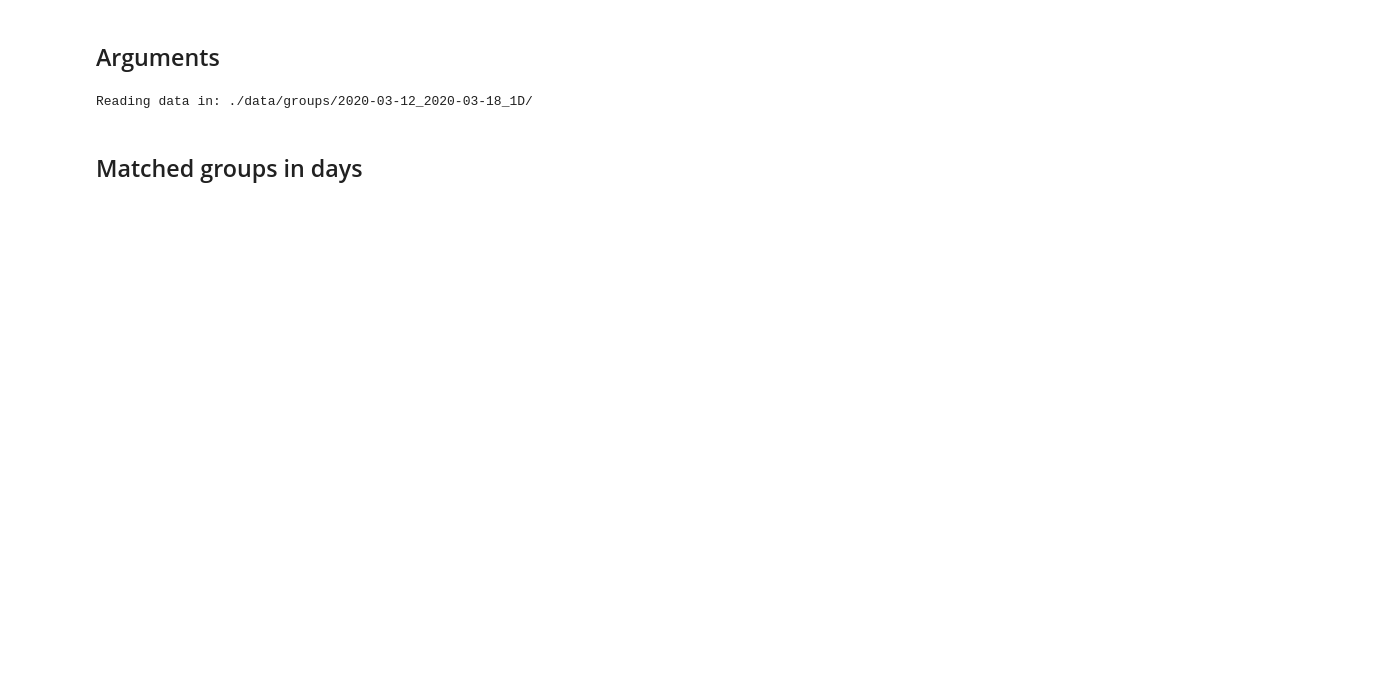
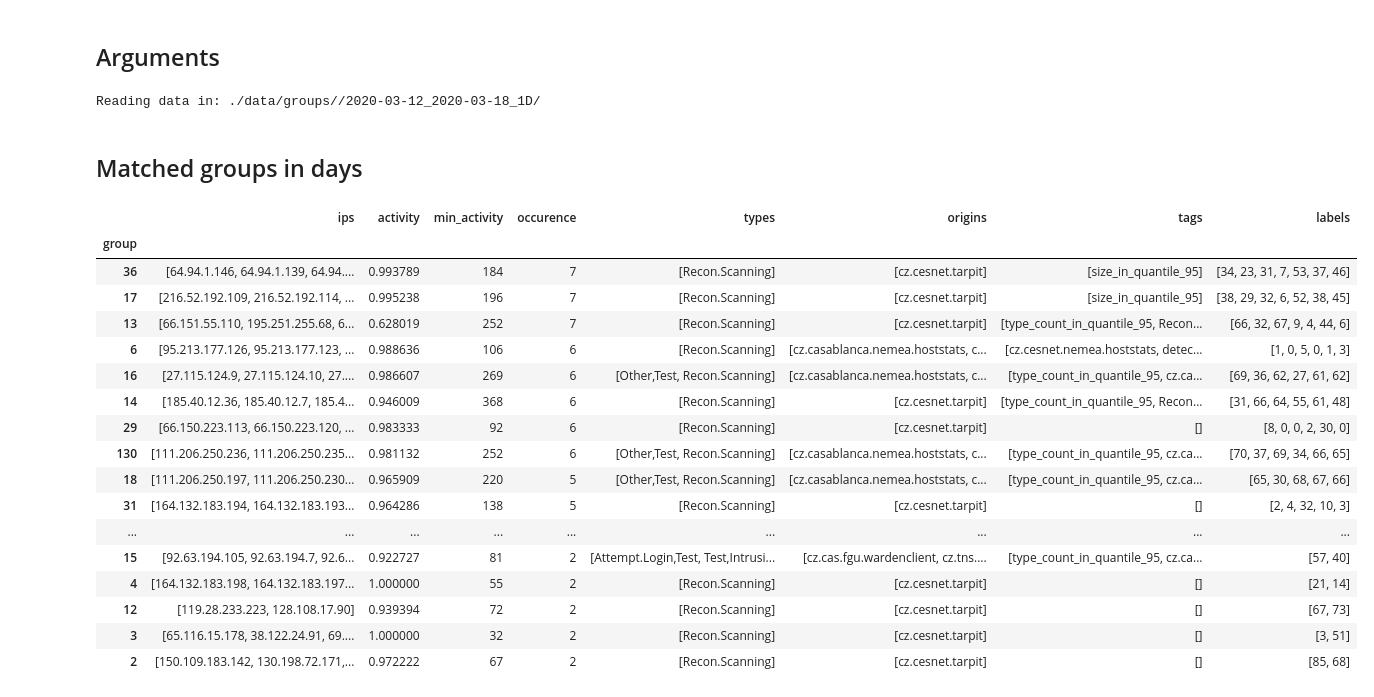
Before and after one commit to CESNET/SECT, a Jupyter notebook: notebooks/GroupTracker_Report.ipynb, the cells around one changed output. Saved outputs shown, nothing was run; the diff lists cells and outputs as text; code cells hidden in the pictures; blank space fills up the shorter version.

```diff
--- a/notebooks/GroupTracker_Report.ipynb
+++ b/notebooks/GroupTracker_Report.ipynb
@@ -52,7 +58,7 @@ analysis_date='2020-03-12_2020-03-18' #starts at beginning of day, ends at the e
 # %%
 dt_from, dt_to, dirname = utils.parse_analysis_date(analysis_date)
 
-path=data_loc+dirname+'_1D'+'/'
+path=f"{data_loc}/{dirname}_{freq}/"
 
 print(f'Reading data in: {path}')
 
@@ -61,8 +67,30 @@ dfdict = utils.load_named_df(path, ['groups','series'])
 groups=dfdict['groups']
 series=dfdict['series']
 # %% [output]
-Reading data in: ./data/groups/2020-03-12_2020-03-18_1D/
+Reading data in: ./data/groups//2020-03-12_2020-03-18_1D/
 # %% [markdown]
 ## Matched groups in days
+# %%
+show_cols = ['ips', 'activity', 'min_activity', 'occurence', 'types', 'origins', 'tags', 'labels']
+display(groups.loc[groups['occurence']>1, show_cols])
+# %% [output]
+|  | ips | activity | min_activity | occurence | types | origins | tags | labels |
+| group |  |  |  |  |  |  |  |  |
+| 36 | [64.94.1.146, 64.94.1.139, 64.94.... | 0.993789 | 184 | 7 | [Recon.Scanning] | [cz.cesnet.tarpit] | [size_in_quantile_95] | [34, 23, 31, 7, 53, 37, 46] |
+| 17 | [216.52.192.109, 216.52.192.114, ... | 0.995238 | 196 | 7 | [Recon.Scanning] | [cz.cesnet.tarpit] | [size_in_quantile_95] | [38, 29, 32, 6, 52, 38, 45] |
+| 13 | [66.151.55.110, 195.251.255.68, 6... | 0.628019 | 252 | 7 | [Recon.Scanning] | [cz.cesnet.tarpit] | [type_count_in_quantile_95, Recon... | [66, 32, 67, 9, 4, 44, 6] |
+| 6 | [95.213.177.126, 95.213.177.123, ... | 0.988636 | 106 | 6 | [Recon.Scanning] | [cz.casablanca.nemea.hoststats, c... | [cz.cesnet.nemea.hoststats, detec... | [1, 0, 5, 0, 1, 3] |
+| 16 | [27.115.124.9, 27.115.124.10, 27.... | 0.986607 | 269 | 6 | [Other,Test, Recon.Scanning] | [cz.casablanca.nemea.hoststats, c... | [type_count_in_quantile_95, cz.ca... | [69, 36, 62, 27, 61, 62] |
+| 14 | [185.40.12.36, 185.40.12.7, 185.4... | 0.946009 | 368 | 6 | [Recon.Scanning] | [cz.cesnet.tarpit] | [type_count_in_quantile_95, Recon... | [31, 66, 64, 55, 61, 48] |
+| 29 | [66.150.223.113, 66.150.223.120, ... | 0.983333 | 92 | 6 | [Recon.Scanning] | [cz.cesnet.tarpit] | [] | [8, 0, 0, 2, 30, 0] |
+| 130 | [111.206.250.236, 111.206.250.235... | 0.981132 | 252 | 6 | [Other,Test, Recon.Scanning] | [cz.casablanca.nemea.hoststats, c... | [type_count_in_quantile_95, cz.ca... | [70, 37, 69, 34, 66, 65] |
+| 18 | [111.206.250.197, 111.206.250.230... | 0.965909 | 220 | 5 | [Other,Test, Recon.Scanning] | [cz.casablanca.nemea.hoststats, c... | [type_count_in_quantile_95, cz.ca... | [65, 30, 68, 67, 66] |
+| 31 | [164.132.183.194, 164.132.183.193... | 0.964286 | 138 | 5 | [Recon.Scanning] | [cz.cesnet.tarpit] | [] | [2, 4, 32, 10, 3] |
+| ... | ... | ... | ... | ... | ... | ... | ... | ... |
+| 15 | [92.63.194.105, 92.63.194.7, 92.6... | 0.922727 | 81 | 2 | [Attempt.Login,Test, Test,Intrusi... | [cz.cas.fgu.wardenclient, cz.tns.... | [type_count_in_quantile_95, cz.ca... | [57, 40] |
+| 4 | [164.132.183.198, 164.132.183.197... | 1.000000 | 55 | 2 | [Recon.Scanning] | [cz.cesnet.tarpit] | [] | [21, 14] |
+| 12 | [119.28.233.223, 128.108.17.90] | 0.939394 | 72 | 2 | [Recon.Scanning] | [cz.cesnet.tarpit] | [] | [67, 73] |
+| 3 | [65.116.15.178, 38.122.24.91, 69.... | 1.000000 | 32 | 2 | [Recon.Scanning] | [cz.cesnet.tarpit] | [] | [3, 51] |
+| 2 | [150.109.183.142, 130.198.72.171,... | 0.972222 | 67 | 2 | [Recon.Scanning] | [cz.cesnet.tarpit] | [] | [85, 68] |
 # %%
 series = series.loc[groups.index, :]
```
Also changed, not shown: parts of 5 cells of this notebook, 6 other files.
